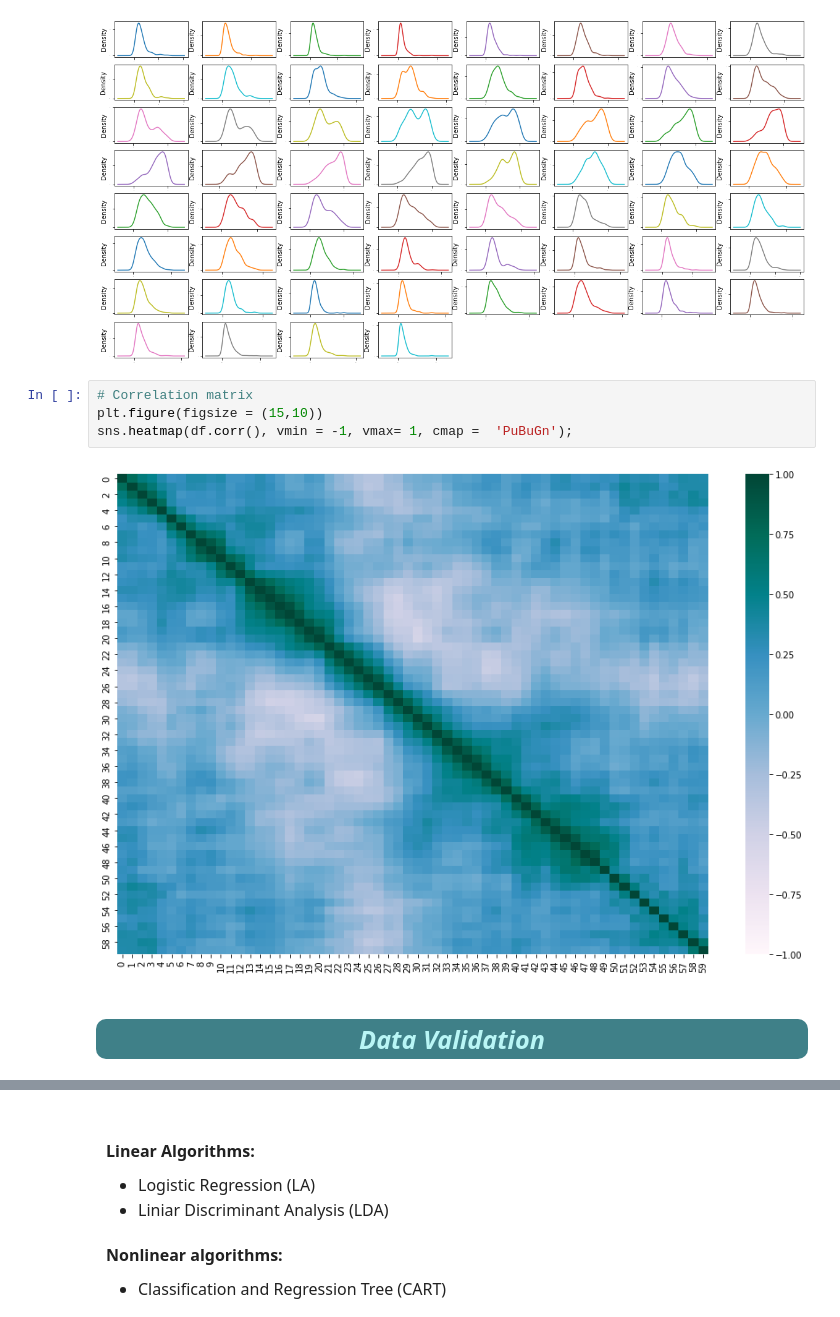
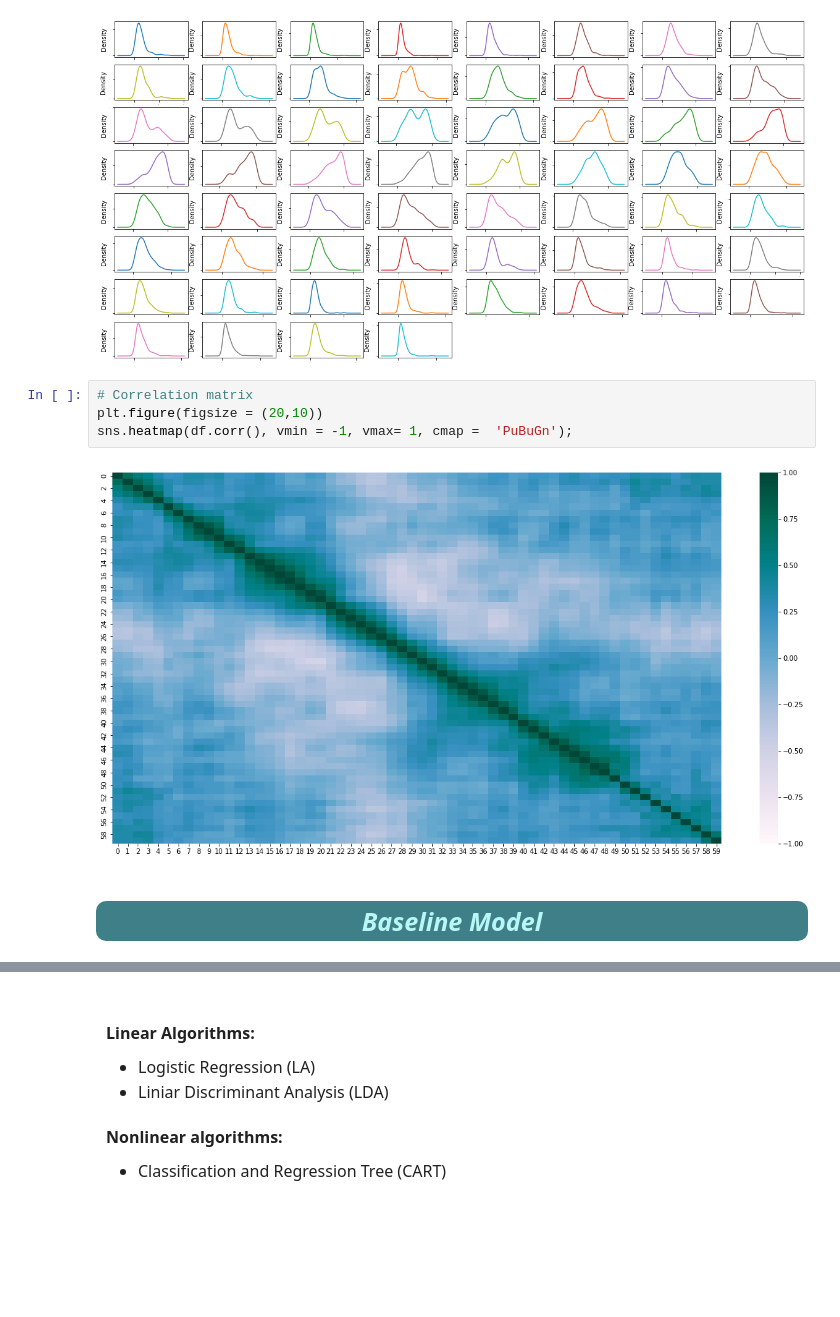
Before and after one commit to vainero/Sonar-Mines-vs-Rocks_Binary-Classification, a Jupyter notebook: sonar-mines-vs-rocks-binary-classification.ipynb, the cells around one changed output, grey strips where cells are left out. Drawn from its saved outputs; the diff is of its cells as text; blank space fills up the shorter version.

```diff
--- a/sonar-mines-vs-rocks-binary-classification.ipynb
+++ b/sonar-mines-vs-rocks-binary-classification.ipynb
@@ -179,10 +199,10 @@ plt.show();
 [figure]
 # %%
 # Correlation matrix
-plt.figure(figsize = (15,10))
+plt.figure(figsize = (20,10))
 sns.heatmap(df.corr(), vmin = -1, vmax= 1, cmap =  'PuBuGn');
 # %% [output]
-[figure, old version]
+[figure, new version]
 # %% [markdown]
-<a id = 'title-four'></a>
-<h1 style='border-radius:10px; background-color:#3f8088; font-size:180%; color:#b9f6f6; text-align: center; font-style:italic; font-family: Cursive'><center> Data Validation </center></h1>
+<a id = '4'></a>
+## <h1 style='border-radius:10px; background-color:#3f8088; font-size:180%; color:#b9f6f6; text-align: center; font-style:italic; font-family: Cursive'><center> Baseline Model </center></h1>
```
Also changed, not shown: parts of 24 cells of this notebook.
